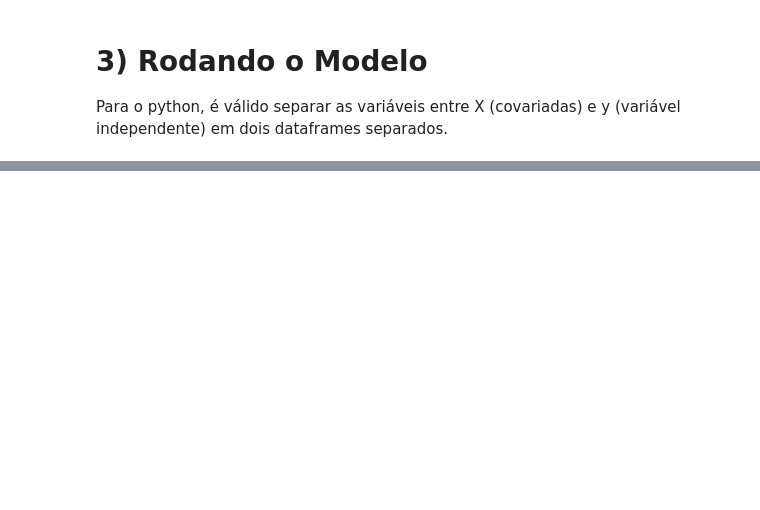
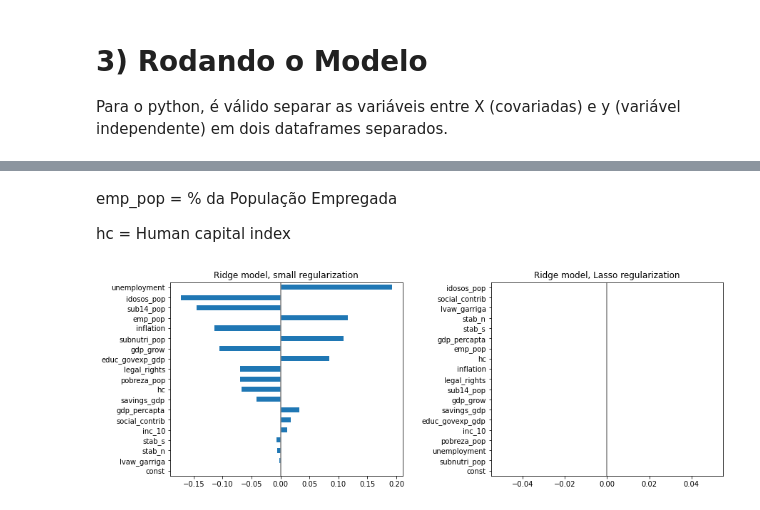
Before and after one commit to lucasestrela/Dissertacao, a Jupyter notebook: Rodando_Modelo.ipynb, the cells around one changed output, grey strips where cells are left out. Cells and saved outputs as stored; diff of their text form; code cells hidden in the pictures; blank space fills up the shorter version.

```diff
--- a/Rodando_Modelo.ipynb
+++ b/Rodando_Modelo.ipynb
@@ -106,0 +356,38 @@ Warnings:
+# %%
+coefs_ridge = pd.DataFrame(
+    model_ridge.named_steps['transformedtargetregressor'].regressor_.coef_ *
+    X_train.std(axis=0),
+    columns=['Coefficient importance'], index=feature_names
+)
+
+coefs_lasso = pd.DataFrame(
+    model_lasso.named_steps['transformedtargetregressor'].regressor_.coef_ *
+    X_train.std(axis=0),
+    columns=['Coefficient importance'], index=feature_names
+)
+# %% [markdown]
+emp_pop = % da População Empregada
+
+hc = Human capital index
+# %%
+# Plotando os coeficientes
+f, axes = plt.subplots(1, 2, figsize=(15, 7) )
+
+# Plotando os coeficientes
+coefs_ridge.iloc[coefs_ridge['Coefficient importance'].abs().argsort()].plot(kind='barh', ax = axes[0])
+
+axes[0].set_title('Ridge model, small regularization')
+axes[0].axvline(x=0, color='.5')
+axes[0].get_legend().remove()
+
+f.tight_layout(pad = 10.0)
+
+
+# Plotando os coeficientes
+coefs_lasso.iloc[coefs_lasso['Coefficient importance'].abs().argsort()].plot(kind='barh', ax = axes[1])
+
+axes[1].set_title('Ridge model, Lasso regularization')
+axes[1].axvline(x=0, color='.5')
+axes[1].get_legend().remove()
+# %% [output]
+[figure, added]
```
Also changed, not shown: parts of 23 cells of this notebook.
